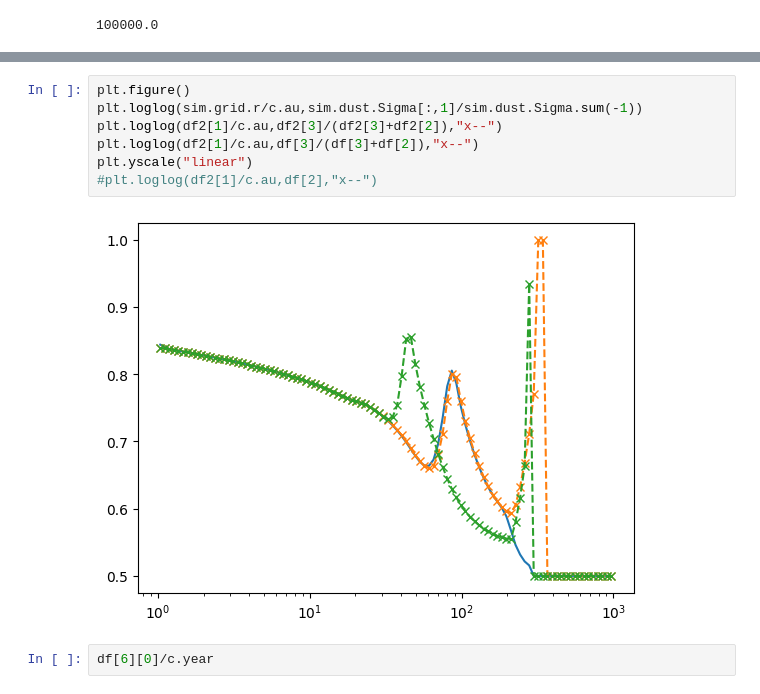
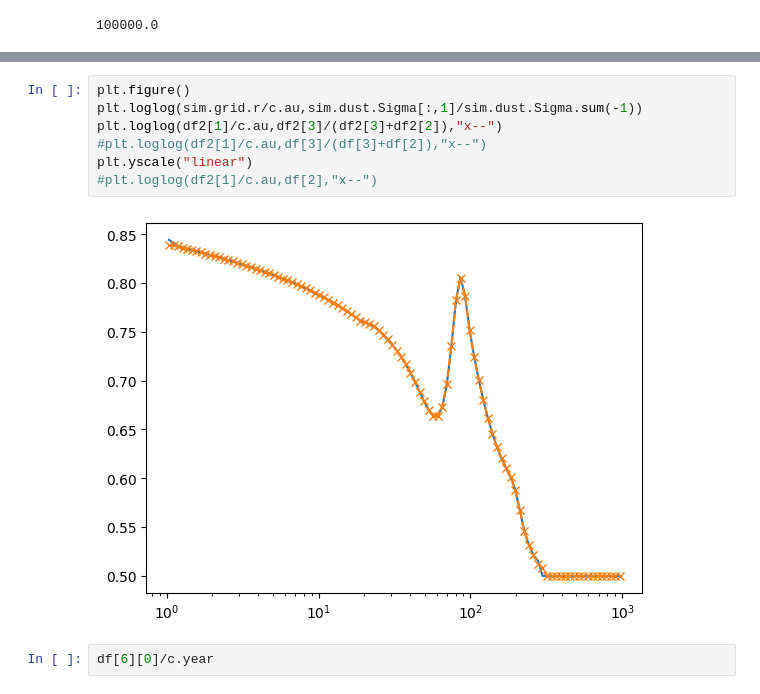
Before and after one commit to NIcolas-Kaufmann/planete_tripodf, a Jupyter notebook: tripodpy_test_sim.ipynb, the cells around one changed output, grey strips where cells are left out. Cells and saved outputs as stored; diff of their text form.

```diff
--- a/tripodpy_test_sim.ipynb
+++ b/tripodpy_test_sim.ipynb
@@ -193,12 +160,12 @@ plt.xlim(1,500)
 # %%
 plt.figure()
 plt.loglog(sim.grid.r/c.au,sim.dust.Sigma[:,1]/sim.dust.Sigma.sum(-1))
 plt.loglog(df2[1]/c.au,df2[3]/(df2[3]+df2[2]),"x--")
-plt.loglog(df2[1]/c.au,df[3]/(df[3]+df[2]),"x--")
+#plt.loglog(df2[1]/c.au,df[3]/(df[3]+df[2]),"x--")
 plt.yscale("linear")
 #plt.loglog(df2[1]/c.au,df[2],"x--")
 # %% [output]
-[figure, old version]
+[figure, new version]
 # %%
 df[6][0]/c.year
 # %% [output]
```
Also changed, not shown: parts of 15 cells of this notebook, 4 other files.
